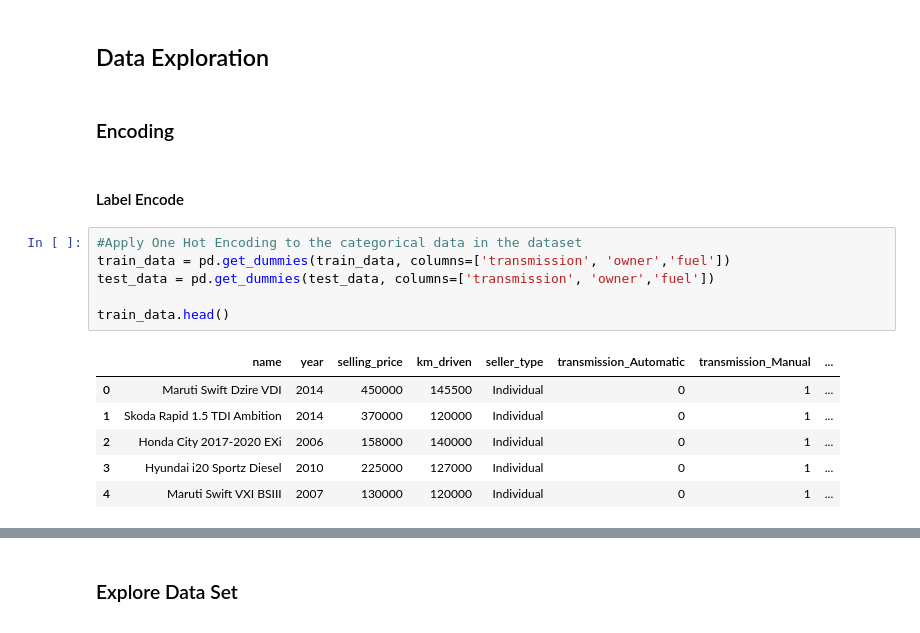
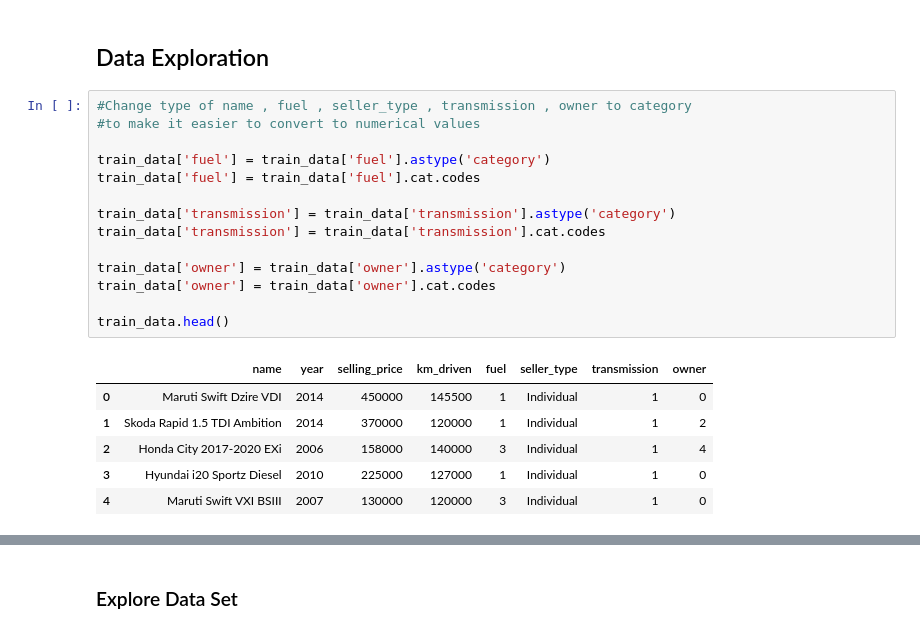
Before and after one commit to yahiaehab10/Used-Cars-Price-Prediction, a Jupyter notebook: usedCarsPricePrediction.ipynb, the cells around one changed output, grey strips where cells are left out. Cells and saved outputs as stored; diff of their text form.

```diff
--- a/usedCarsPricePrediction.ipynb
+++ b/usedCarsPricePrediction.ipynb
@@ -28,19 +19,23 @@ train_data.head()
 # %% [markdown]
 ## Data Exploration
-# %% [markdown]
-### Encoding
-# %% [markdown]
-#### Label Encode
-# %%
-#Apply One Hot Encoding to the categorical data in the dataset
-train_data = pd.get_dummies(train_data, columns=['transmission', 'owner','fuel'])
-test_data = pd.get_dummies(test_data, columns=['transmission', 'owner','fuel'])
-
-train_data.head()
-# %% [output]
-|  | name | year | selling_price | km_driven | seller_type | transmission_Automatic | transmission_Manual | ... |
-| 0 | Maruti Swift Dzire VDI | 2014 | 450000 | 145500 | Individual | 0 | 1 | ... |
-| 1 | Skoda Rapid 1.5 TDI Ambition | 2014 | 370000 | 120000 | Individual | 0 | 1 | ... |
-| 2 | Honda City 2017-2020 EXi | 2006 | 158000 | 140000 | Individual | 0 | 1 | ... |
-| 3 | Hyundai i20 Sportz Diesel | 2010 | 225000 | 127000 | Individual | 0 | 1 | ... |
-| 4 | Maruti Swift VXI BSIII | 2007 | 130000 | 120000 | Individual | 0 | 1 | ... |
+# %%
+#Change type of name , fuel , seller_type , transmission , owner to category
+#to make it easier to convert to numerical values
+
+train_data['fuel'] = train_data['fuel'].astype('category')
+train_data['fuel'] = train_data['fuel'].cat.codes
+
+train_data['transmission'] = train_data['transmission'].astype('category')
+train_data['transmission'] = train_data['transmission'].cat.codes
+
+train_data['owner'] = train_data['owner'].astype('category')
+train_data['owner'] = train_data['owner'].cat.codes
+
+train_data.head()
+# %% [output]
+|  | name | year | selling_price | km_driven | fuel | seller_type | transmission | owner |
+| 0 | Maruti Swift Dzire VDI | 2014 | 450000 | 145500 | 1 | Individual | 1 | 0 |
+| 1 | Skoda Rapid 1.5 TDI Ambition | 2014 | 370000 | 120000 | 1 | Individual | 1 | 2 |
+| 2 | Honda City 2017-2020 EXi | 2006 | 158000 | 140000 | 3 | Individual | 1 | 4 |
+| 3 | Hyundai i20 Sportz Diesel | 2010 | 225000 | 127000 | 1 | Individual | 1 | 0 |
+| 4 | Maruti Swift VXI BSIII | 2007 | 130000 | 120000 | 3 | Individual | 1 | 0 |
```
Also changed, not shown: parts of 19 cells of this notebook.
